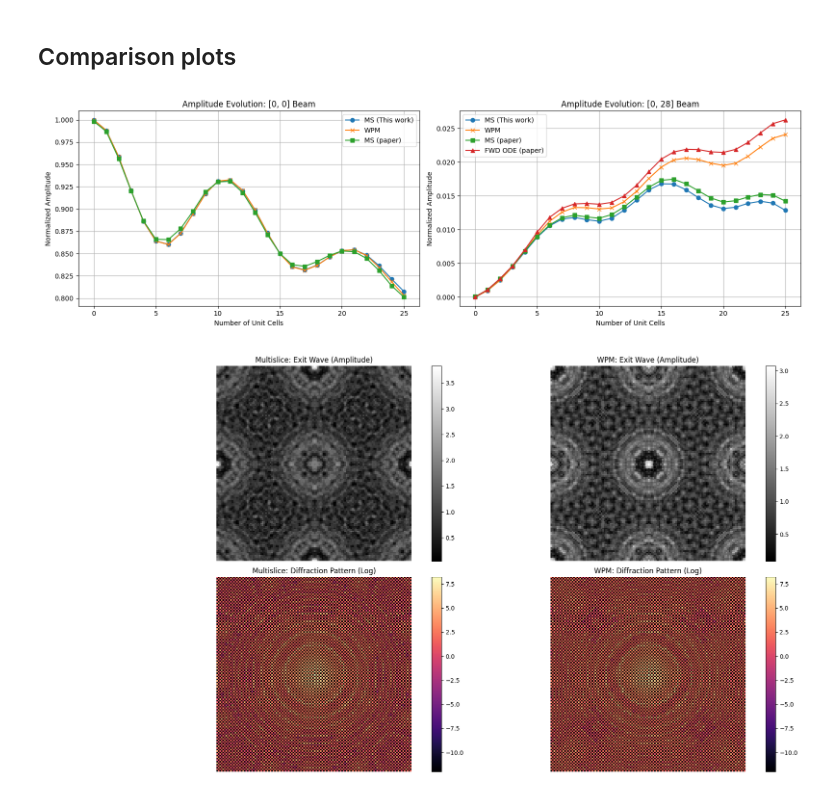
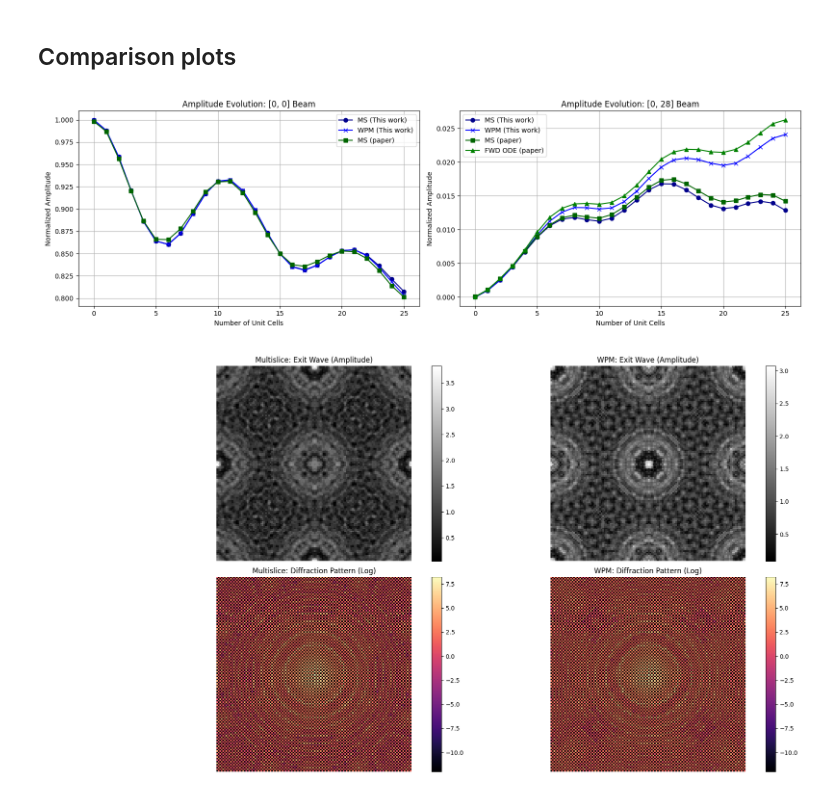
Before and after one commit to DavidLanders95/jax-ptychography, a Jupyter notebook: wpm/au_verification.ipynb, the cells around one changed output. Saved outputs shown, nothing was run; the diff lists cells and outputs as text; code cells hidden in the pictures.

```diff
--- a/wpm/au_verification.ipynb
+++ b/wpm/au_verification.ipynb
@@ -164,16 +179,6 @@ n_cells_range = range(0, 26)
 # %% [markdown]
 ## Potential generation and probe
 # %%
-n_slices_coarse = coarse_unitcell_gpts[2]
-cell_thickness = atoms.get_cell()[2, 2]
-slice_thickness_coarse = cell_thickness / n_slices_coarse
-
-potential_coarse = abtem.Potential(
-    atoms,
-    gpts=coarse_unitcell_gpts[:2],
-    slice_thickness=slice_thickness_coarse,
-    projection="infinite",
-)
 pot_array_coarse = potential_coarse.build(lazy=False).array / slice_thickness_coarse
 
 fig, (ax1, ax2) = plt.subplots(1, 2, figsize=(10, 4))
@@ -306,12 +311,13 @@ measurements_ms_paper_0_28 = Beam_0_28_Au_Klein_Gordon_MS(np.array(n_cells_range
 measurements_wpm_0_0 = np.array(measurements_wpm_0_0)
 measurements_wpm_0_28 = np.array(measurements_wpm_0_28)
 
-fig, (ax1, ax2) = plt.subplots(1, 2, figsize=(16, 5))
+# --- Figure 1: Beam Amplitudes ---
+fig1, (ax1, ax2) = plt.subplots(1, 2, figsize=(16, 5))
 
 # Plot [0,0] beam
-ax1.plot(measurements_multislice_0_0, marker="o", label="MS (This work)")
-ax1.plot(measurements_wpm_0_0, marker="x", label="WPM")
-ax1.plot(measurements_multislice_paper_0_0, marker="s", label="MS (paper)")
+ax1.plot(measurements_multislice_0_0, marker="o", label="MS (This work)", color='darkblue')
+ax1.plot(measurements_wpm_0_0, marker="x", label="WPM (This work)", color='blue')
+ax1.plot(measurements_multislice_paper_0_0, marker="s", label="MS (paper)", color='darkgreen')
 ax1.set_xlabel("Number of Unit Cells")
 ax1.set_ylabel("Normalized Amplitude")
 ax1.set_title("Amplitude Evolution: [0, 0] Beam")
@@ -319,10 +325,10 @@ ax1.grid(True)
 ax1.legend()
 
 # Plot [0,28] beam
-ax2.plot(measurements_multislice_0_28, marker="o", label="MS (This work)")
-ax2.plot(measurements_wpm_0_28, marker="x", label="WPM")
-ax2.plot(measurements_ms_paper_0_28, marker="s", label="MS (paper)")
-ax2.plot(measurements_fwd_ode_paper_0_28, marker="^", label="FWD ODE (paper)")
+ax2.plot(measurements_multislice_0_28, marker="o", label="MS (This work)", color='darkblue')
+ax2.plot(measurements_wpm_0_28, marker="x", label="WPM (This work)", color='blue')
+ax2.plot(measurements_ms_paper_0_28, marker="s", label="MS (paper)", color='darkgreen')
+ax2.plot(measurements_fwd_ode_paper_0_28, marker="^", label="FWD ODE (paper)", color='green')
 ax2.set_xlabel("Number of Unit Cells")
 ax2.set_ylabel("Normalized Amplitude")
 ax2.set_title("Amplitude Evolution: [0, 28] Beam")
@@ -330,41 +336,46 @@ ax2.grid(True)
 ax2.legend()
 
 plt.tight_layout()
+# Save the first figure as PDF
+fig1.savefig("Au_beam_amplitudes.pdf", bbox_inches='tight')
 
-fig, axes = plt.subplots(2, 2, figsize=(18, 10))
+# --- Figure 2: Wavefields ---
+fig2, axes = plt.subplots(2, 2, figsize=(18, 10))
 
 # --- Multislice ---
 ms_wave = exit_wave_ms
 ms_ft = np.fft.fftshift(np.fft.fft2(ms_wave))
 ms_log_int = np.log10(np.abs(ms_ft)**2 + 1e-12)
 
 im0 = axes[0, 0].imshow(np.abs(ms_wave), cmap="gray")
 axes[0, 0].set_title("Multislice: Exit Wave (Amplitude)")
 axes[0, 0].axis("off")
-fig.colorbar(im0, ax=axes[0, 0], fraction=0.046)
+fig2.colorbar(im0, ax=axes[0, 0], fraction=0.046)
 
 im1 = axes[1, 0].imshow(ms_log_int, cmap="magma")
 axes[1, 0].set_title("Multislice: Diffraction Pattern (Log)")
 axes[1, 0].axis("off")
-fig.colorbar(im1, ax=axes[1, 0], fraction=0.046)
+fig2.colorbar(im1, ax=axes[1, 0], fraction=0.046)
 
 # --- WPM ---
 wpm_wave = np.array(exit_wave_wpm)
 wpm_ft = np.fft.fftshift(np.fft.fft2(wpm_wave))
 wpm_log_int = np.log10(np.abs(wpm_ft)**2 + 1e-12)
 
 im2 = axes[0, 1].imshow(np.abs(wpm_wave), cmap="gray")
 axes[0, 1].set_title("WPM: Exit Wave (Amplitude)")
 axes[0, 1].axis("off")
-fig.colorbar(im2, ax=axes[0, 1], fraction=0.046)
+fig2.colorbar(im2, ax=axes[0, 1], fraction=0.046)
 
 im3 = axes[1, 1].imshow(wpm_log_int, cmap="magma")
 axes[1, 1].set_title("WPM: Diffraction Pattern (Log)")
 axes[1, 1].axis("off")
-fig.colorbar(im3, ax=axes[1, 1], fraction=0.046)
+fig2.colorbar(im3, ax=axes[1, 1], fraction=0.046)
 
 
 plt.tight_layout()
+# Save the second figure as PDF
+fig2.savefig("Au_wavefields.pdf", bbox_inches='tight')
 # %% [output]
-[figure, old version]
+[figure, new version]
 [figure]
```
Also changed, not shown: parts of 3 cells of this notebook, 16 other files.
